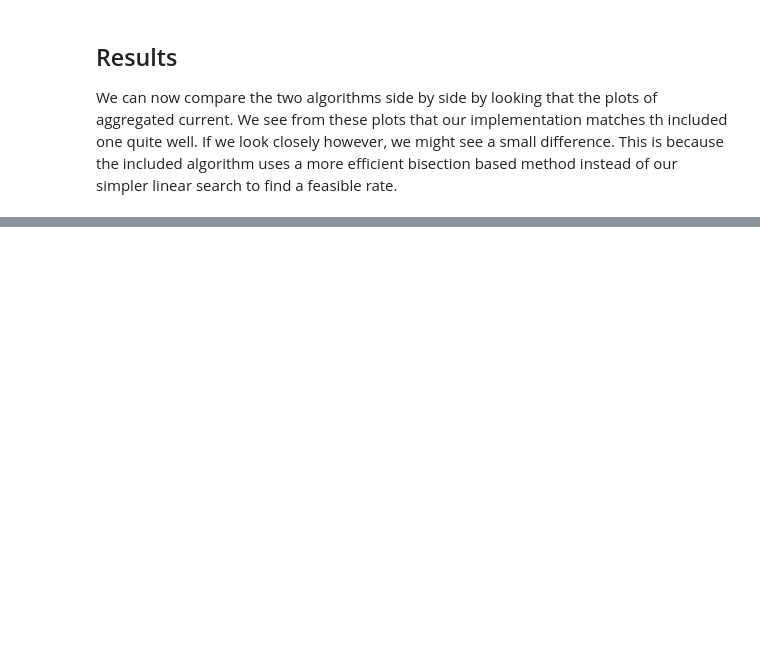
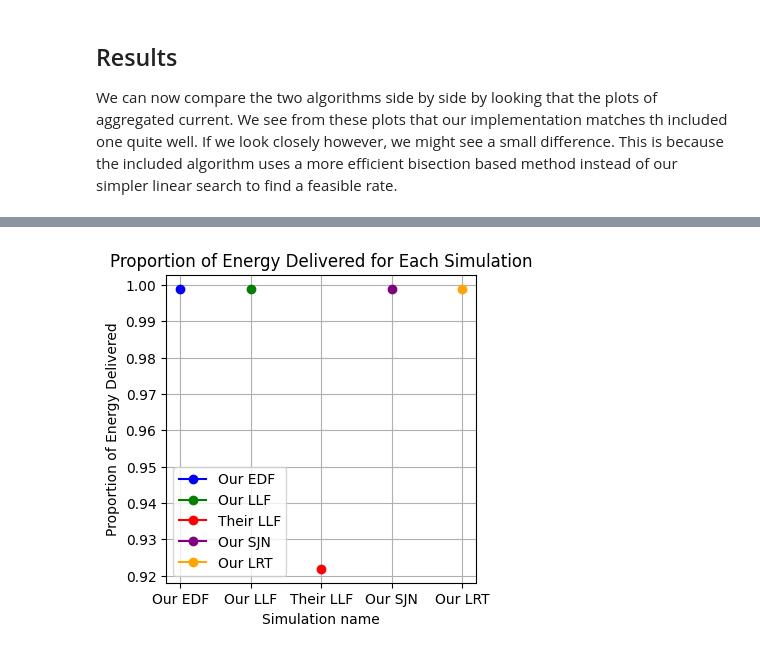
Before and after one commit to Omar-687/diplomovka_code, a Jupyter notebook: acnportal/my_experiments/shafei2_testing1.ipynb, the cells around one changed output, grey strips where cells are left out. Drawn from its saved outputs; the diff is of its cells as text; code cells hidden in the pictures; blank space fills up the shorter version.

```diff
--- a/acnportal/my_experiments/shafei2_testing1.ipynb
+++ b/acnportal/my_experiments/shafei2_testing1.ipynb
@@ -564,9 +811,8 @@ def run_experiment(network, algorithm, events):
     r['$/kWh'] = r['total_cost'] / r['energy_delivered']
     return r
 # %%
-cn_lvl2_200kw_30 = level_1_network(transformer_cap=200, evse_per_phase=34)
+cn_lvl2_200kw_30 = level_2_network(transformer_cap=200, evse_per_phase=10)
 all_simulations = []
-
 
 for scheduling in scheduling_algorithms:
     simulation = acnsim.Simulator(deepcopy(cn_lvl2_200kw_30), scheduling, deepcopy(events), start,signals=signals, period=period, verbose=False)
@@ -676,0 +948,19 @@ print(df)
+# %%
+# Plotting the results
+plt.figure(figsize=(4, 4))
+
+# Define a list of colors for each simulation
+colors = ['blue', 'green', 'red', 'purple', 'orange']
+
+# Plotting multiple lines with different colors
+for i in range(len(df)):
+    plt.plot(df['Simulation name'][i], df['Proportion of energy delivered'][i], marker='o', color=colors[i], label=df['Simulation name'][i])
+
+plt.title('Proportion of Energy Delivered for Each Simulation')
+plt.xlabel('Simulation name')
+plt.ylabel('Proportion of Energy Delivered')
+plt.legend()
+plt.grid(True)
+plt.show()
+# %% [output]
+[figure, added]
```
Also changed, not shown: parts of 11 cells of this notebook, 1 other file.
